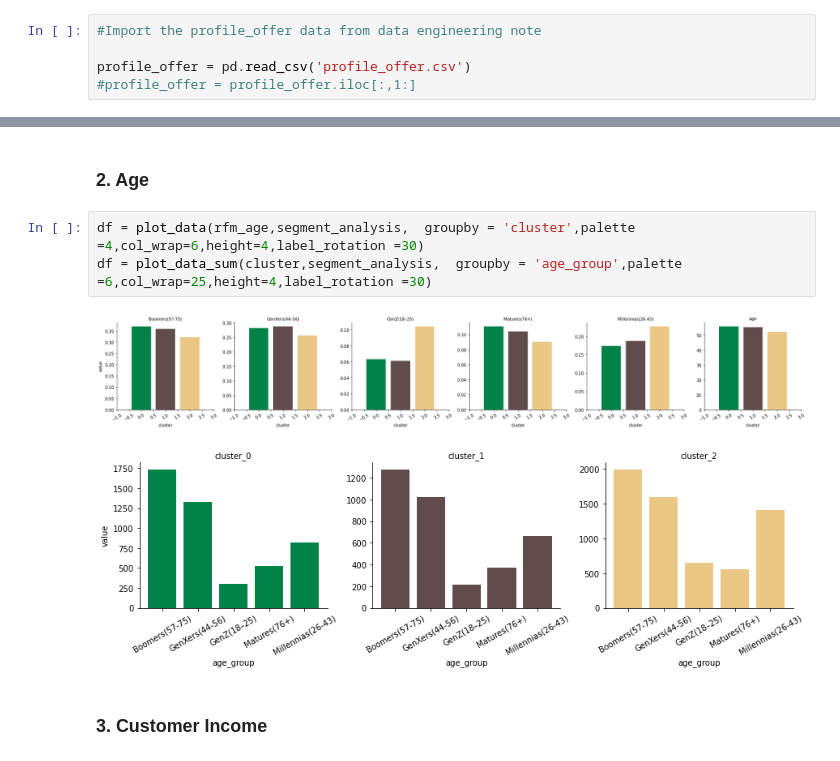
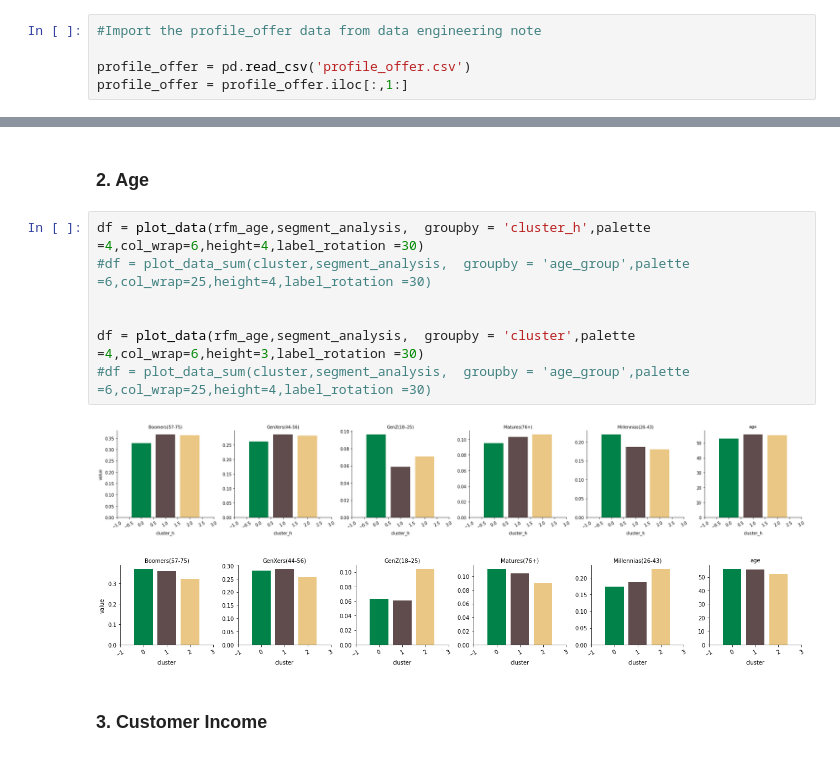
Before and after one commit to Arjunar92/Starbucks_Customer_Segmentation_Project, a Jupyter notebook: Starbucks_Customer_Segmentation.ipynb, the cells around one changed output, grey strips where cells are left out. Cells and saved outputs as stored; diff of their text form.

```diff
--- a/Starbucks_Customer_Segmentation.ipynb
+++ b/Starbucks_Customer_Segmentation.ipynb
@@ -478,7 +478,7 @@ rfm_df.to_csv("rfm.csv")
 #Import the profile_offer data from data engineering note
 
 profile_offer = pd.read_csv('profile_offer.csv')
-#profile_offer = profile_offer.iloc[:,1:]
+profile_offer = profile_offer.iloc[:,1:]
 # %%
 profile_offer
 # %% [output]
@@ -927,11 +937,15 @@ df = plot_data_sum(cluster,segment_analysis,  groupby = 'gender',palette =5,col_
 # %% [markdown]
 ### 2. Age
 # %%
-df = plot_data(rfm_age,segment_analysis,  groupby = 'cluster',palette =4,col_wrap=6,height=4,label_rotation =30)
-df = plot_data_sum(cluster,segment_analysis,  groupby = 'age_group',palette =6,col_wrap=25,height=4,label_rotation =30)
+df = plot_data(rfm_age,segment_analysis,  groupby = 'cluster_h',palette =4,col_wrap=6,height=4,label_rotation =30)
+#df = plot_data_sum(cluster,segment_analysis,  groupby = 'age_group',palette =6,col_wrap=25,height=4,label_rotation =30)
+
+
+df = plot_data(rfm_age,segment_analysis,  groupby = 'cluster',palette =4,col_wrap=6,height=3,label_rotation =30)
+#df = plot_data_sum(cluster,segment_analysis,  groupby = 'age_group',palette =6,col_wrap=25,height=4,label_rotation =30)
 # %% [output]
-[figure, old version]
+[figure, new version]
-[figure, old version]
+[figure, new version]
 # %% [markdown]
 ### 3. Customer Income
 # %%
```
Also changed, not shown: parts of 22 cells of this notebook, 2 other files.
